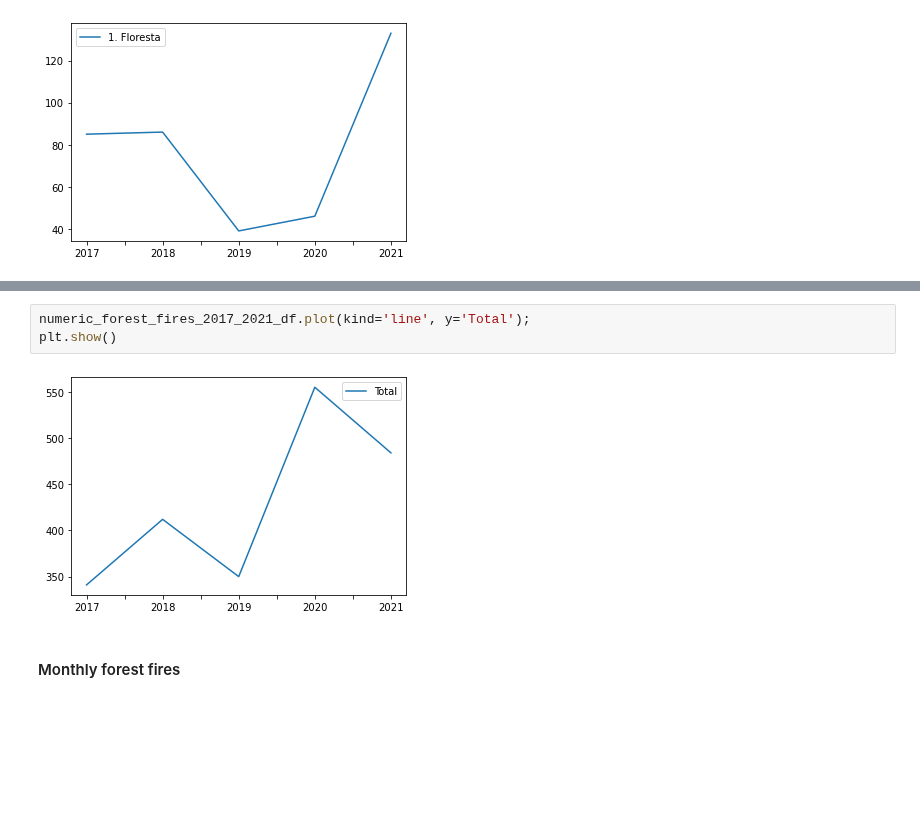
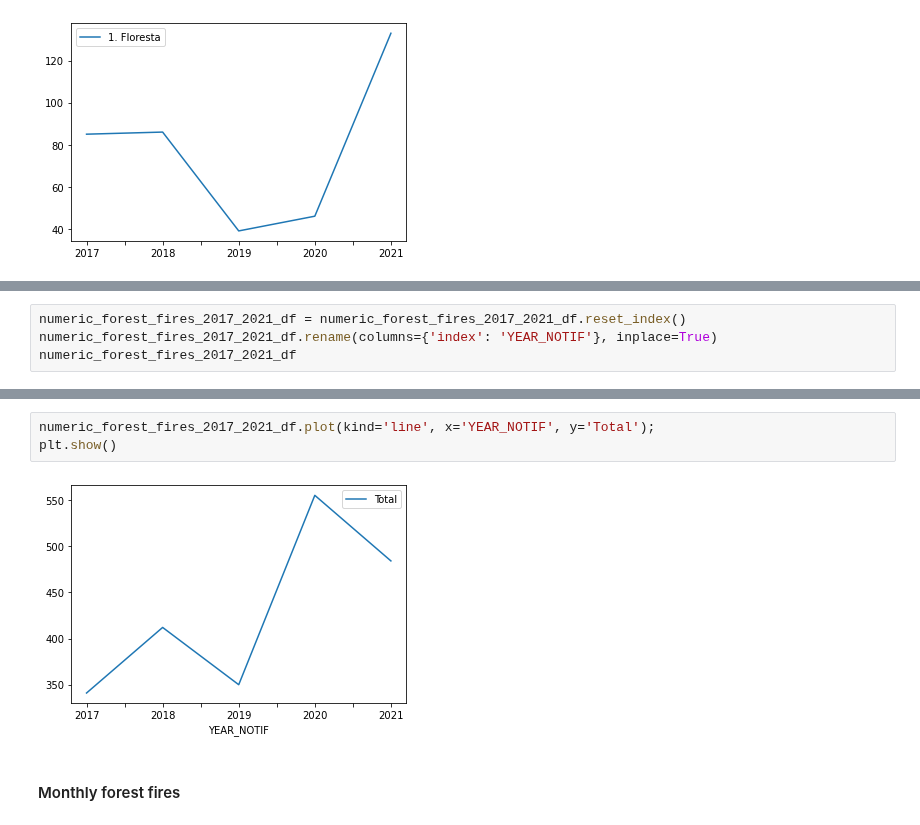
Before and after one commit to RaphaLevy/Study_on_Malaria_dynamics, a Jupyter notebook: mapbiomas_data/MapBiomas_Manaus_Data_2017_2021.ipynb, the cells around one changed output, grey strips where cells are left out. Saved outputs shown, nothing was run; the diff lists cells and outputs as text; blank space fills up the shorter version.

```diff
--- a/mapbiomas_data/MapBiomas_Manaus_Data_2017_2021.ipynb
+++ b/mapbiomas_data/MapBiomas_Manaus_Data_2017_2021.ipynb
@@ -329,3 +357,7 @@ numeric_forest_fires_2017_2021_df
 | 2019 | 39 | 38 | 1 | 17 | 7 | ... |
 | 2020 | 46 | 45 | 1 | 12 | 3 | ... |
 | 2021 | 133 | 132 | 1 | 5 | 2 | ... |
+# %%
+numeric_forest_fires_2017_2021_df = numeric_forest_fires_2017_2021_df.reset_index()
+numeric_forest_fires_2017_2021_df.rename(columns={'index': 'YEAR_NOTIF'}, inplace=True)
+numeric_forest_fires_2017_2021_df
@@ -332,8 +371,8 @@ numeric_forest_fires_2017_2021_df
 # %%
-numeric_forest_fires_2017_2021_df.plot(kind='line', y='Total');
+numeric_forest_fires_2017_2021_df.plot(kind='line', x='YEAR_NOTIF', y='Total');
 plt.show()
 # %% [output]
-[figure, old version]
+[figure, new version]
 # %% [markdown]
 #### Monthly forest fires
 # %%
```
Also changed, not shown: parts of 12 cells of this notebook.
